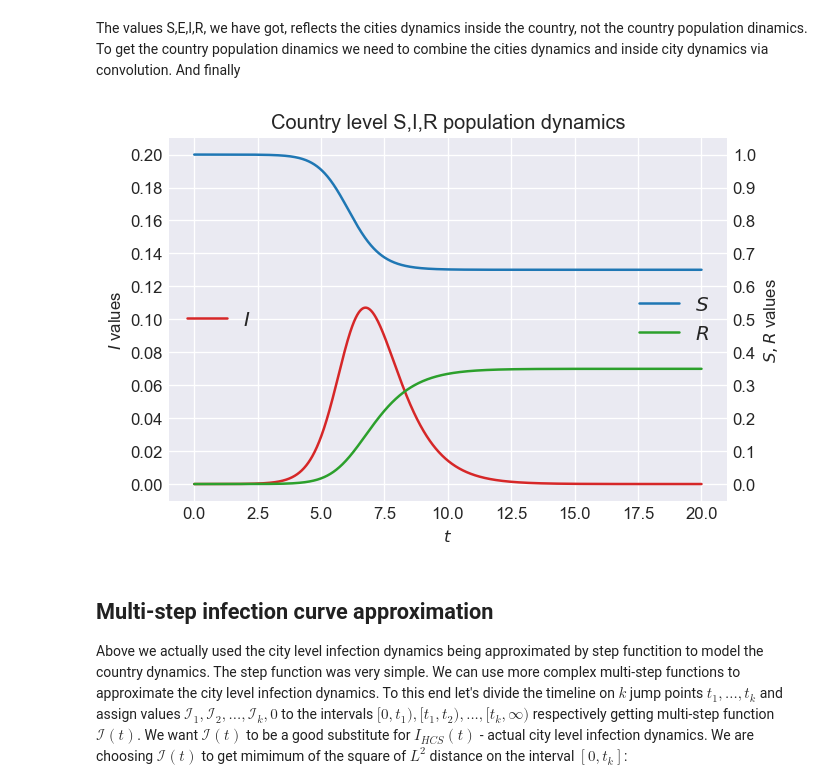
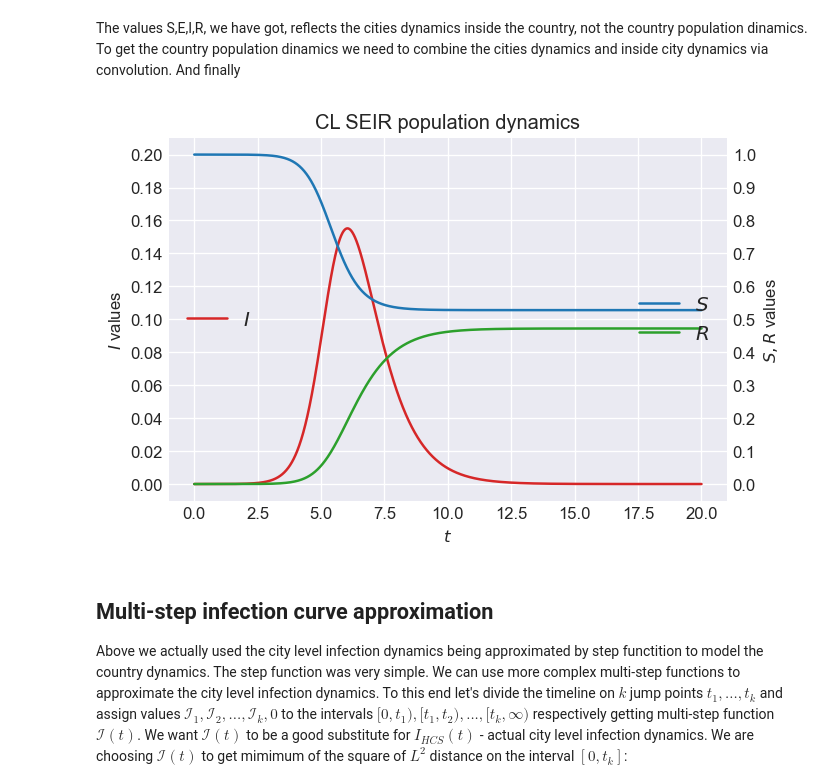
Before and after one commit to ivvaan/A-disease-spread-inhomogeneous-models, a Jupyter notebook: country_level_spread_dynamics.ipynb, the cells around one changed output. Saved outputs shown, nothing was run; the diff lists cells and outputs as text; code cells hidden in the pictures.

```diff
--- a/country_level_spread_dynamics.ipynb
+++ b/country_level_spread_dynamics.ipynb
@@ -101,8 +101,8 @@ def HCS_SIR(r0_0,I0,τ,vs0,vb0):
     return S,I,A,dS
 # %%
 τ=0.4
-vs0=0.8
-vb0=0.7
+vs0=0.5
+vb0=0.6
 r0_0=5.2
 i0=0.0005
 S,I,_,_= HCS_SIR(r0_0,i0,τ,vs0,vb0)
@@ -119,14 +119,14 @@ I_HCS=I
 fig, ax = plt.subplots(dpi=120)
 
 plt.plot(m_t, I,color='C1', label=f'$I$')
-plt.vlines(x = [τ_E,τ_E+τ_I], ymin = 0, ymax = 0.15,
+plt.vlines(x = [τ_E,τ_E+τ_I], ymin = 0, ymax = .2,
            colors = 'C2')
 plt.hlines(y = I_avr, xmin = τ_E, xmax = τ_E+τ_I,
            colors = 'C3', label='$\mathcal{I}$')
 plt.text(0.01, 0.07, "Exposed", rotation=90, verticalalignment='center')
 plt.text(8.3, 0.05, "Recovered",  verticalalignment='center')
 plt.text(2.3, 0.02, "Infected",  verticalalignment='center')
-ax.set_ylim([0.0,.15])
+ax.set_ylim([0.0,.2])
 ax.set_xlim([0.0,20])
 ax.yaxis.set_major_locator(ticker.MultipleLocator(0.01))
 ax.set_ylabel(f'$I$ value')
@@ -193,27 +185,30 @@ The values S,E,I,R, we have got, reflects the cities dynamics inside the country
 # %%
 S_pop=1.0-np.convolve(dS,1.0-S_HCS, mode='full')[:n_steps+1]*t_step
 I_pop=np.convolve(dS,I_HCS, mode='full')[:n_steps+1]*t_step
 R_pop=1.0-S_pop-I_pop
-fig, ax = plt.subplots(dpi=120)
-plt.plot(m_t, I_pop,color='C3', label=f'$I$')
-ax.set_ylim([-0.05*0.2,1.05*0.2])
-ax.yaxis.set_major_locator(ticker.MultipleLocator(0.02))
-ax.set_ylabel(f'$I$ values')
-plt.legend(loc='center left')
-plt.xlabel(f'$t$')
-ax2 = ax.twinx()
-plt.plot(m_t, S_pop, color='C0', label=f'$S$')
-plt.plot(m_t, R_pop,color='C2', label=f'$R$')
-ax2.set_ylim([-0.05,1.05])
-ax2.yaxis.set_major_locator(ticker.MultipleLocator(0.1))
-ax2.set_ylabel(f'$S,R$ values')
-ax2.grid(False)
+def show_SIR_pop(S_pop,I_pop,R_pop,model_name):
+    fig, ax = plt.subplots(dpi=120)
+    plt.plot(m_t, I_pop,color='C3', label=f'$I$')
+    ax.set_ylim([-0.05*0.2,1.05*0.2])
+    ax.yaxis.set_major_locator(ticker.MultipleLocator(0.02))
+    ax.set_ylabel(f'$I$ values')
+    plt.legend(loc='center left')
+    plt.xlabel(f'$t$')
+    ax2 = ax.twinx()
+    plt.plot(m_t, S_pop, color='C0', label=f'$S$')
+    plt.plot(m_t, R_pop,color='C2', label=f'$R$')
+    ax2.set_ylim([-0.05,1.05])
+    ax2.yaxis.set_major_locator(ticker.MultipleLocator(0.1))
+    ax2.set_ylabel(f'$S,R$ values')
+    ax2.grid(False)
 
-plt.legend(loc='center right')
-plt.title(f'Country level S,I,R population dynamics')
-plt.show()
+    plt.legend(loc='center right')
+    plt.title(model_name+' population dynamics')
+    plt.show()
+
+show_SIR_pop(S_pop,I_pop,R_pop,'CL SEIR')
 # %% [output]
-[figure, old version]
+[figure, new version]
 # %% [markdown]
 ## Multi-step infection curve approximation
 Above we actually used the city level infection dynamics being approximated by step functition to model the country dynamics. The step function was very simple. We can use more complex multi-step functions to approximate the city level infection dynamics. To  this end let's divide the timeline on $k$ jump points $t_1,...,t_k$ and assign values $\mathcal{I}_1,\mathcal{I}_2,...,\mathcal{I}_k,0$ to the intervals $[0,t_1),[t_1,t_2),...,[t_k,\infty)$ respectively getting multi-step function $\mathcal{I}(t)$. We want $\mathcal{I}(t)$ to be a good substitute for $I_{HCS}(t)$ - actual city level infection dynamics. We are choosing $\mathcal{I}(t)$ to get mimimum of the square of $L^2$ distance on the interval $[0,t_k]$:
```
Also changed, not shown: parts of 12 cells of this notebook.
